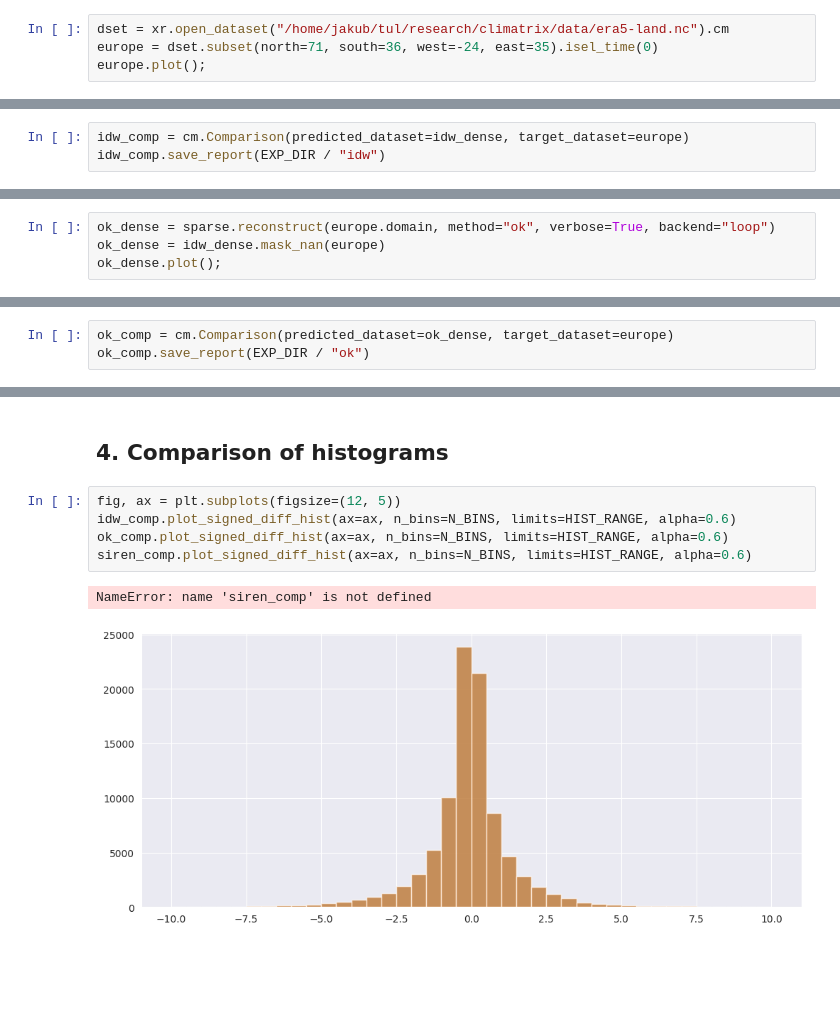
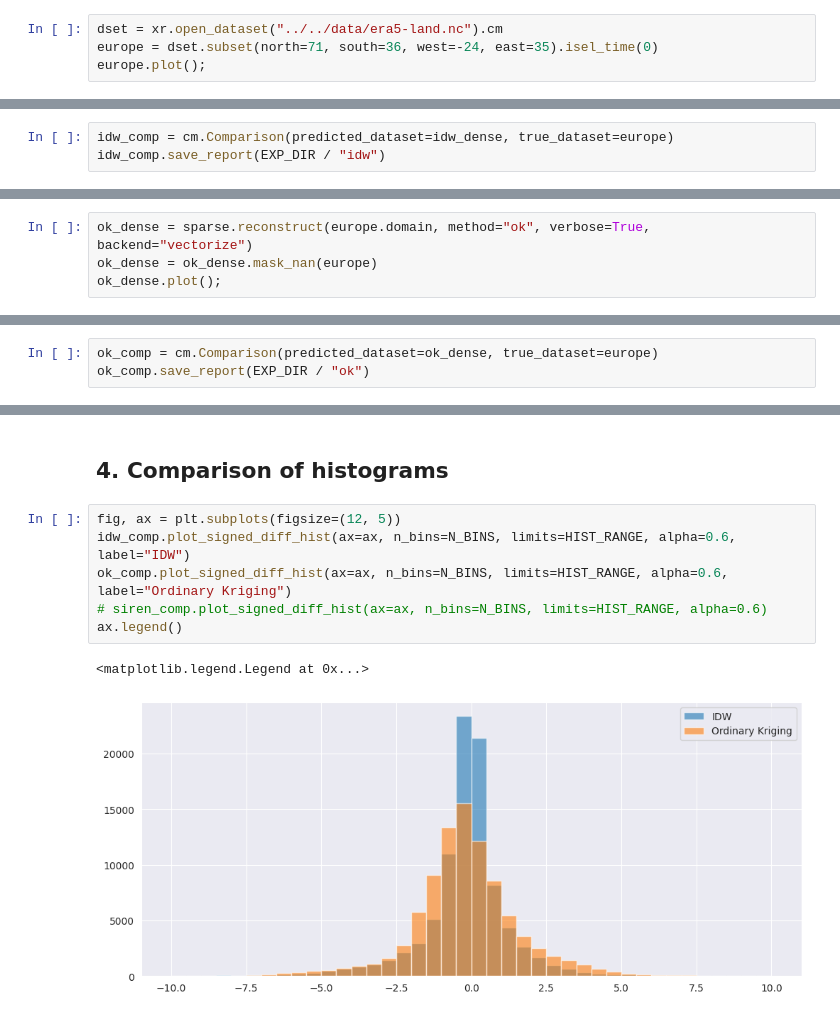
Before and after one commit to jamesWalczak/climatrix, a Jupyter notebook: experiments/jwalczak/01_25_Mar_reconstruction_quality.ipynb, the cells around one changed output, grey strips where cells are left out. Saved outputs shown, nothing was run; the diff lists cells and outputs as text; blank space fills up the shorter version.

```diff
--- a/experiments/jwalczak/01_25_Mar_reconstruction_quality.ipynb
+++ b/experiments/jwalczak/01_25_Mar_reconstruction_quality.ipynb
@@ -28,7 +23,7 @@ def plot(comp):
 # %% [markdown]
 ### 1. Subset static temperature data for Europe
 # %%
-dset = xr.open_dataset("/home/jakub/tul/research/climatrix/data/era5-land.nc").cm
+dset = xr.open_dataset("../../data/era5-land.nc").cm
 europe = dset.subset(north=71, south=36, west=-24, east=35).isel_time(0)
 europe.plot();
 # %% [output]
@@ -60,5 +75,5 @@ idw_dense.plot();
 # %%
-idw_comp = cm.Comparison(predicted_dataset=idw_dense, target_dataset=europe)
+idw_comp = cm.Comparison(predicted_dataset=idw_dense, true_dataset=europe)
 idw_comp.save_report(EXP_DIR / "idw")
 # %%
 plot(idw_comp);
@@ -67,7 +82,7 @@ plot(idw_comp);
 # %% [markdown]
 ## 3b. Reconstruction with Ordinary Kriging
 # %%
-ok_dense = sparse.reconstruct(europe.domain, method="ok", verbose=True, backend="loop")
-ok_dense = idw_dense.mask_nan(europe)
+ok_dense = sparse.reconstruct(europe.domain, method="ok", verbose=True, backend="vectorize")
+ok_dense = ok_dense.mask_nan(europe)
 ok_dense.plot();
 # %% [output]
@@ -86,5 +100,5 @@ Executing Ordinary Kriging...
 # %%
-ok_comp = cm.Comparison(predicted_dataset=ok_dense, target_dataset=europe)
+ok_comp = cm.Comparison(predicted_dataset=ok_dense, true_dataset=europe)
 ok_comp.save_report(EXP_DIR / "ok")
 # %%
 plot(ok_comp);
@@ -114,9 +126,10 @@ plot(siren_comp);
 ## 4. Comparison of histograms
 # %%
 fig, ax = plt.subplots(figsize=(12, 5))
-idw_comp.plot_signed_diff_hist(ax=ax, n_bins=N_BINS, limits=HIST_RANGE, alpha=0.6)
-ok_comp.plot_signed_diff_hist(ax=ax, n_bins=N_BINS, limits=HIST_RANGE, alpha=0.6)
-siren_comp.plot_signed_diff_hist(ax=ax, n_bins=N_BINS, limits=HIST_RANGE, alpha=0.6)
+idw_comp.plot_signed_diff_hist(ax=ax, n_bins=N_BINS, limits=HIST_RANGE, alpha=0.6, label="IDW")
+ok_comp.plot_signed_diff_hist(ax=ax, n_bins=N_BINS, limits=HIST_RANGE, alpha=0.6, label="Ordinary Kriging")
+# siren_comp.plot_signed_diff_hist(ax=ax, n_bins=N_BINS, limits=HIST_RANGE, alpha=0.6)
+ax.legend()
 # %% [output]
-NameError: name 'siren_comp' is not defined
+<matplotlib.legend.Legend at 0x...>
-[figure, old version]
+[figure, new version]
```
Also changed, not shown: parts of 9 cells of this notebook, 16 other files.
